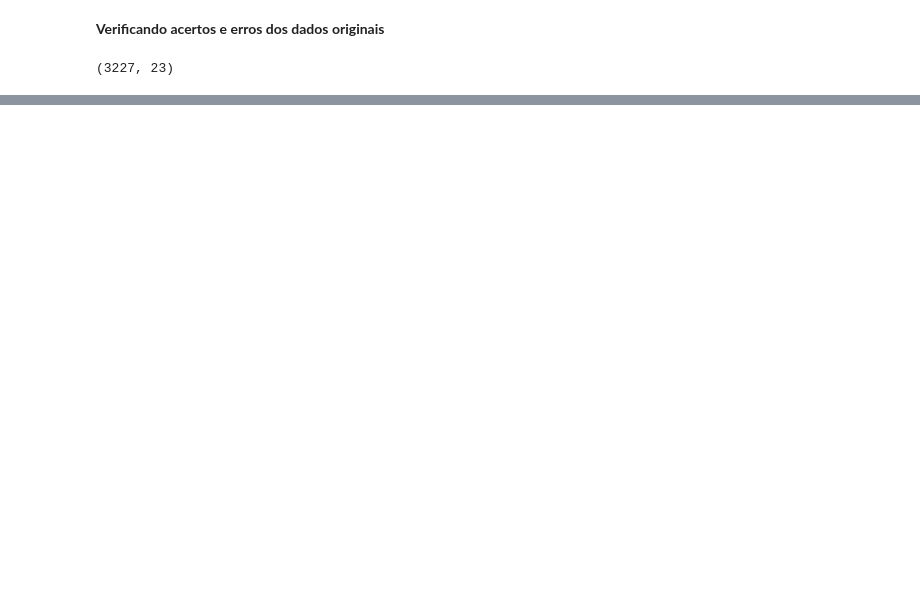
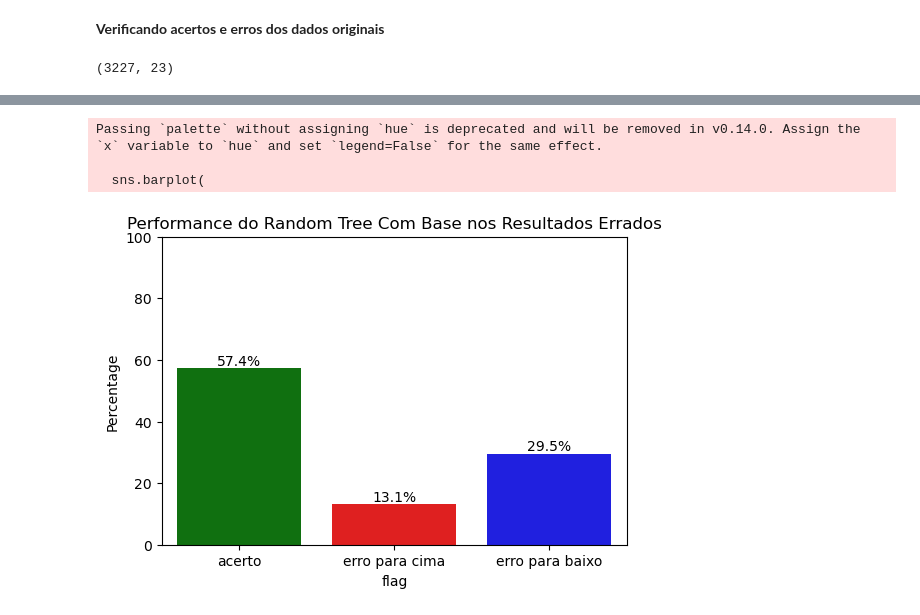
Before and after one commit to AlexiaOberdiek/Projeto-Evcomx, a Jupyter notebook: NotebookOrganizado.ipynb, the cells around one changed output, grey strips where cells are left out. Saved outputs shown, nothing was run; the diff lists cells and outputs as text; code cells hidden in the pictures; blank space fills up the shorter version.

Commit message:
Primeiro Commit
Testar perfomance do modelo legado nos casos onde não foi usado

```diff
--- a/NotebookOrganizado.ipynb
+++ b/NotebookOrganizado.ipynb
@@ -482,0 +483,6 @@ plt.show()
+# %%
+df['usage'] = df.apply(
+    lambda row: 'usou' if row['sugestaomodelolegado']-row['temperaturasaidafp'] >=-5
+    and row['sugestaomodelolegado'] - row['temperaturasaidafp'] <=5
+    else 'Naousou',axis=1)
+display(df[['temperaturasaidafp', 'temperaturamediareal', 'usage']].head())
@@ -482,0 +496,5 @@ plt.show()
+# %%
+df_naousou = df[df['usage'] == 'Naousou'].copy()
+df_naousou['flag_nova_temperatura'] = df_naousou.apply(check_temperature_range, axis=1)
+display(df_naousou[['nova_temperatura', 'temperaturaobjetivada', 'flag_nova_temperatura']].head())
+df_naousou.shape
@@ -482,0 +509,62 @@ plt.show()
+# %%
+# Avaliação do Modelo
+
+temperaturamediareal_test = df_naousou['temperaturamediareal']
+temperaturaobjetivada_test = df_naousou['temperaturaobjetivada']
+temperaturasaidafp_test = df_naousou['temperaturasaidafp']
+
+difference_pred_media = df_naousou['sugestaomodelolegado'] - temperaturasaidafp_test
+
+nova_temperatura_pred = temperaturamediareal_test + difference_pred_media
+
+
+is_within_range = (nova_temperatura_pred >= temperaturaobjetivada_test - 5) & \
+                  (nova_temperatura_pred <= temperaturaobjetivada_test + 10)
+
+
+percentage_within_range = (is_within_range.sum() / len(df_naousou['sugestaomodelolegado'])) * 100
+
+def get_error_flag(row):
+    if row['nova_temperatura_pred'] < row['temperaturaobjetivada_test'] - 5:
+        return 'erro para baixo'
+    elif row['nova_temperatura_pred'] > row['temperaturaobjetivada_test'] + 10:
+        return 'erro para cima'
+    else:
+        return 'acerto'
+
+results_df = pd.DataFrame({
+    'nova_temperatura_pred': nova_temperatura_pred,
+    'temperaturaobjetivada_test': temperaturaobjetivada_test
+})
+
+results_df['flag'] = results_df.apply(get_error_flag, axis=1)
+
+desired_order = ['acerto', 'erro para cima', 'erro para baixo']
+
+flag_percentages = (
+    results_df['flag']
+    .value_counts(normalize=True)
+    .reindex(desired_order)
+    .fillna(0) * 100
+)
+
+plt.figure(figsize=(6, 4))
+sns.barplot(
+    x=flag_percentages.index,
+    y=flag_percentages.values,
+    palette=['green', 'red', 'blue']
+)
+
+plt.title('Performance do Random Tree Com Base nos Resultados Errados')
+plt.ylabel('Percentage')
+plt.ylim(0, 100)
+
+for i, v in enumerate(flag_percentages):
+    plt.text(i, v, f'{v:.1f}%', ha='center', va='bottom')
+
+plt.show()
+# %% [output]
+Passing `palette` without assigning `hue` is deprecated and will be removed in v0.14.0. Assign the `x` variable to `hue` and set `legend=False` for the same effect.
+
+  sns.barplot(
+[figure, added]
```
Also changed, not shown: parts of 13 cells of this notebook.
